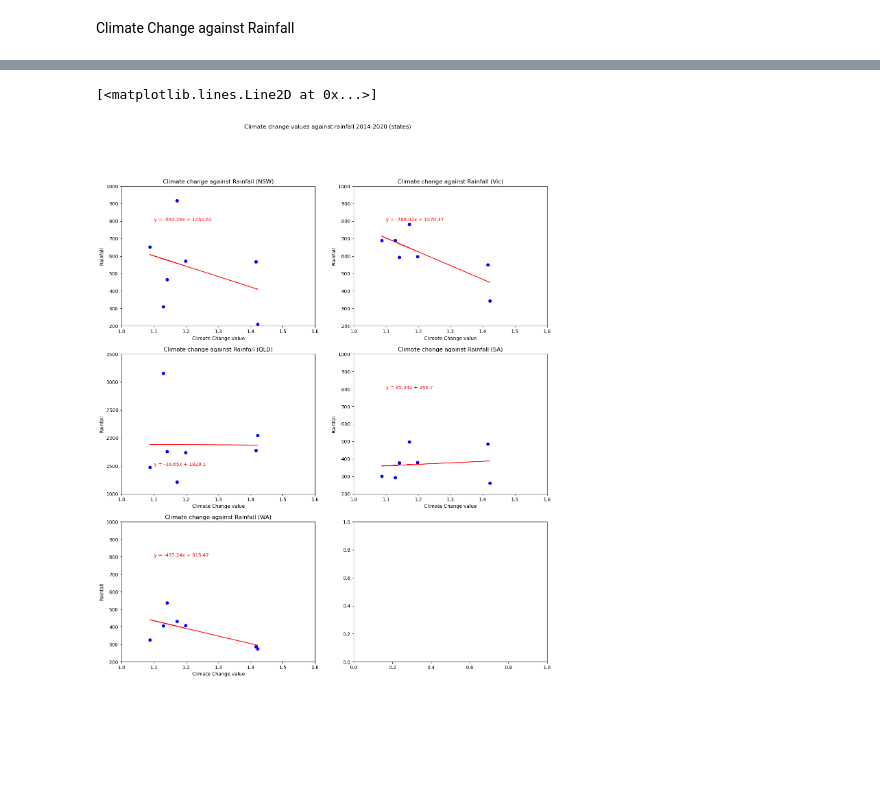
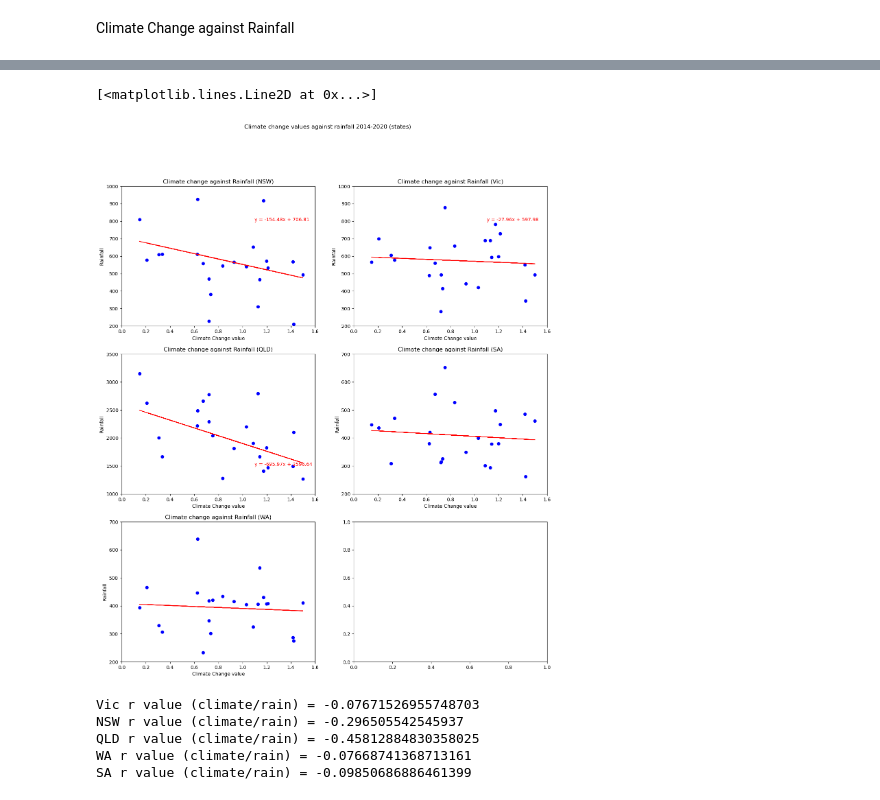
Before and after one commit to B-osborne1/project-one, a Jupyter notebook: project_main_script.ipynb, the cells around one changed output, grey strips where cells are left out. Drawn from its saved outputs; the diff is of its cells as text; code cells hidden in the pictures; blank space fills up the shorter version.

```diff
--- a/project_main_script.ipynb
+++ b/project_main_script.ipynb
@@ -527,0 +593,8 @@ TypeError: ufunc 'divide' not supported for the input types, and the inputs coul
+# %%
+climate_change_new_2017["Year"] = climate_change_new_2017.index
+climate_change_new_2017 = climate_change_new_2017.reset_index(drop=True)
+climate_change_new_2017.head()
+
+climate_change_new_1990["Year"] = climate_change_new_1990.index
+climate_change_new_1990 = climate_change_new_1990.reset_index(drop=True)
+climate_change_new_1990.head()
@@ -585,12 +830,12 @@ KeyError: '2013'
 Temperature against climate change
 # %%
 climate_change_new_1990['Year'] = climate_change_new_1990['Year'].astype(float)
-climate_2013 = climate_change_new_1990.loc[climate_change_new_1990["Year"] > 2012]
+climate_2000 = climate_change_new_1990.loc[climate_change_new_1990["Year"] > 1999]
 # %%
-climate_2013['Year'] = climate_2013['Year'].astype(int)
+climate_2000['Year'] = climate_2000['Year'].astype(int)
 
-cc_weather = pd.merge(climate_2013, city_temp, how='left', on='Year')
-qld_cc_weather = cc_weather.dropna()
+cc_weather = pd.merge(climate_2000, temp_df_2000, how='left', on='Year')
+cc_weather.head()
 # %% [output]
 A value is trying to be set on a copy of a slice from a DataFrame.
 Try using .loc[row_indexer,col_indexer] = value instead
@@ -716,8 +971,7 @@ ValueError: too many values to unpack (expected 4)
 # %% [markdown]
 Climate Change against Rainfall
 # %%
-climate_2014 = climate_2013.loc[climate_2013['Year'] > 2013]
-cc_rain = pd.merge(climate_2014, rainfall_df, how='left', on='Year')
+cc_rain = pd.merge(climate_2000, rain_df_2000, how='left', on='Year')
 cc_rain
 # %% [output]
 |  | Climate Change Value | Year | NSW Annual Rainfall | QL Annual Rainfall | VIC Annual Rainfall | ... |
@@ -737,11 +1000,11 @@ fig.set_figwidth(16)
 
 # NSW graph
 # Creating a scatter graph with the year as the x value and yield as the y value
-axs[0,0].scatter(cc_rain['Climate Change Value'], cc_rain['NSW Annual Rainfall'], c='blue', cmap="viridis")
+axs[0,0].scatter(cc_rain['Climate Change Value'], cc_rain['NSW Annual Rainfall'], c='blue')
 axs[0,0].set_title('Climate change against Rainfall (NSW)')
 axs[0,0].set_ylabel('Rainfall')
 axs[0,0].set_xlabel('Climate Change value')
-axs[0,0].set_xlim(1, 1.6)
+axs[0,0].set_xlim(0, 1.6)
 axs[0,0].set_ylim(200, 1000)
 
 # NSW linear regression
@@ -755,11 +1018,11 @@ axs[0,0].plot(nsw_x_values,nsw_regress,"r-")
 #------
 
 # VIC graph
-axs[0,1].scatter(cc_rain['Climate Change Value'], cc_rain['VIC Annual Rainfall'], c='blue', cmap="viridis")
+axs[0,1].scatter(cc_rain['Climate Change Value'], cc_rain['VIC Annual Rainfall'], c='blue')
 axs[0,1].set_title('Climate change against Rainfall (Vic)')
 axs[0,1].set_ylabel('Rainfall')
 axs[0,1].set_xlabel('Climate Change value')
-axs[0,1].set_xlim(1, 1.6)
+axs[0,1].set_xlim(0, 1.6)
 axs[0,1].set_ylim(200, 1000)
 
 # VIC linear regression
@@ -773,11 +1036,11 @@ axs[0,1].plot(vic_x_values,vic_regress,"r-")
 
 #------
 # QLD graph
-axs[1,0].scatter(cc_rain['Climate Change Value'], cc_rain['QL Annual Rainfall'], c='blue', cmap="viridis")
+axs[1,0].scatter(cc_rain['Climate Change Value'], cc_rain['QL Annual Rainfall'], c='blue')
 axs[1,0].set_title('Climate change against Rainfall (QLD)')
 axs[1,0].set_ylabel('Rainfall')
 axs[1,0].set_xlabel('Climate Change value')
-axs[1,0].set_xlim(1, 1.6)
+axs[1,0].set_xlim(0, 1.6)
 axs[1,0].set_ylim(1000, 3500)
 
 # QLD linear regression (uncomment the section below once fixed)
@@ -791,38 +1054,59 @@ axs[1,0].plot(qld_x_values,qld_regress,"r-")
 
 #------
 # SA graph
-axs[1,1].scatter(cc_rain['Climate Change Value'], cc_rain['SA Annual Rainfall'], c='blue', cmap="viridis")
+axs[1,1].scatter(cc_rain['Climate Change Value'], cc_rain['SA Annual Rainfall'], c='blue')
 axs[1,1].set_title('Climate change against Rainfall (SA)')
 axs[1,1].set_ylabel('Rainfall')
 axs[1,1].set_xlabel('Climate Change value')
-axs[1,1].set_xlim(1, 1.6)
-axs[1,1].set_ylim(200, 1000)
+axs[1,1].set_xlim(0, 1.6)
+axs[1,1].set_ylim(200, 700)
 
 # SA linear regression (uncomment the section below once fixed)
 sa_x_values = cc_rain['Climate Change Value']
 sa_y_values = cc_rain['SA Annual Rainfall']
 (sa_slope, sa_intercept, sa_rvalue, sa_pvalue, sa_stderr) = st.linregress(sa_x_values, sa_y_values)
 sa_regress = sa_x_values * sa_slope + sa_intercept
 axs[1,1].annotate(f"y = {round(sa_slope,2)}x + {round(sa_intercept,2)}", xy=(1.1,800), xycoords='data', color='red')
 axs[1,1].plot(sa_x_values,sa_regress,"r-")
 
 #------
 
 # WA graph
-axs[2,0].scatter(cc_rain['Climate Change Value'], cc_rain['WA Annual Rainfall'], c='blue', cmap="viridis")
+axs[2,0].scatter(cc_rain['Climate Change Value'], cc_rain['WA Annual Rainfall'], c='blue')
 axs[2,0].set_title('Climate change against Rainfall (WA)')
 axs[2,0].set_ylabel('Rainfall')
 axs[2,0].set_xlabel('Climate Change value')
-axs[2,0].set_xlim(1, 1.6)
-axs[2,0].set_ylim(200, 1000)
+axs[2,0].set_xlim(0, 1.6)
+axs[2,0].set_ylim(200, 700)
 
 # WA regression
 wa_x_values = cc_rain['Climate Change Value']
 wa_y_values = cc_rain['WA Annual Rainfall']
 (wa_slope, wa_intercept, wa_rvalue, wa_pvalue, wa_stderr) = st.linregress(wa_x_values, wa_y_values)
 wa_regress = wa_x_values * wa_slope + wa_intercept
 axs[2,0].annotate(f"y = {round(wa_slope,2)}x + {round(wa_intercept,2)}", xy=(1.1,800), xycoords='data', color='red')
 axs[2,0].plot(wa_x_values,wa_regress,"r-")
 # %% [output]
 [<matplotlib.lines.Line2D at 0x...>]
-[figure, old version]
+[figure, new version]
+# %%
+r_vic_ccRain = cc_rain['Climate Change Value'].corr(cc_rain['VIC Annual Rainfall'])
+print(f"Vic r value (climate/rain) = {r_vic_ccRain}")
+
+r_nsw_ccRain = cc_rain['Climate Change Value'].corr(cc_rain['NSW Annual Rainfall'])
+print(f"NSW r value (climate/rain) = {r_nsw_ccRain}")
+
+r_qld_ccRain = cc_rain['Climate Change Value'].corr(cc_rain['QL Annual Rainfall'])
+print(f"QLD r value (climate/rain) = {r_qld_ccRain}")
+
+r_wa_ccRain = cc_rain['Climate Change Value'].corr(cc_rain['WA Annual Rainfall'])
+print(f"WA r value (climate/rain) = {r_wa_ccRain}")
+
+r_sa_ccRain = cc_rain['Climate Change Value'].corr(cc_rain['SA Annual Rainfall'])
+print(f"SA r value (climate/rain) = {r_sa_ccRain}")
+# %% [output]
+Vic r value (climate/rain) = -0.07671526955748703
+NSW r value (climate/rain) = -0.296505542545937
+QLD r value (climate/rain) = -0.45812884830358025
+WA r value (climate/rain) = -0.07668741368713161
+SA r value (climate/rain) = -0.09850686886461399
```
Also changed, not shown: parts of 45 cells of this notebook.
